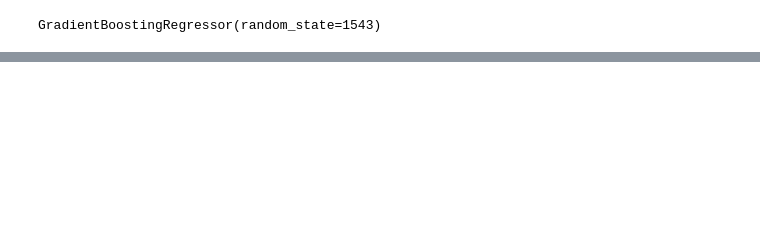
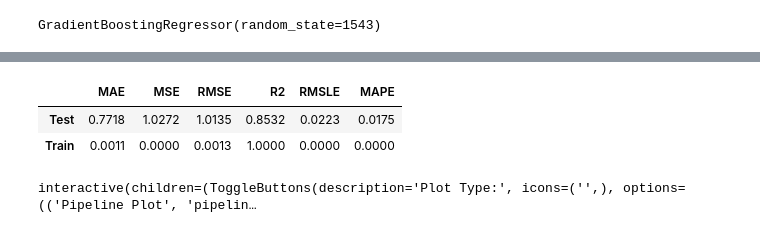
Before and after one commit to mmortazavi/ml_demystified, a Jupyter notebook: projects/solarcell/xrd/nezamloo/XRD+PL results/XRD+PL_target=FF_Pycaret.ipynb, the cells around one changed output, grey strips where cells are left out. Cells and saved outputs as stored; diff of their text form; code cells hidden in the pictures; blank space fills up the shorter version.

```diff
--- a/projects/solarcell/xrd/nezamloo/XRD+PL results/XRD+PL_target=FF_Pycaret.ipynb
+++ b/projects/solarcell/xrd/nezamloo/XRD+PL results/XRD+PL_target=FF_Pycaret.ipynb
@@ -98,3 +108,7 @@ evaluate_model(gbr)
 | Train | 0.1101 | 0.0207 | 0.1438 | 0.9960 | 0.0033 | 0.0025 |
 [interactive output not drawn]
 interactive(children=(ToggleButtons(description='Plot Type:', icons=('',), options=(('Pipeline Plot', 'pipelin…
+# %%
+xgboost=create_model('xgboost',cross_validation = False, return_train_score=True)
+evaluate_model(xgboost)
+# %% [output]
@@ -101,3 +116,7 @@ interactive(children=(ToggleButtons(description='Plot Type:', icons=('',), optio
+|  | MAE | MSE | RMSE | R2 | RMSLE | MAPE |
+| Test | 0.7718 | 1.0272 | 1.0135 | 0.8532 | 0.0223 | 0.0175 |
+| Train | 0.0011 | 0.0000 | 0.0013 | 1.0000 | 0.0000 | 0.0000 |
+interactive(children=(ToggleButtons(description='Plot Type:', icons=('',), options=(('Pipeline Plot', 'pipelin…
 # %%
 plot_model(gbr, plot = 'learning', save=True)
 # %% [output]
```
Also changed, not shown: parts of 9 cells of this notebook, 11 other files.
